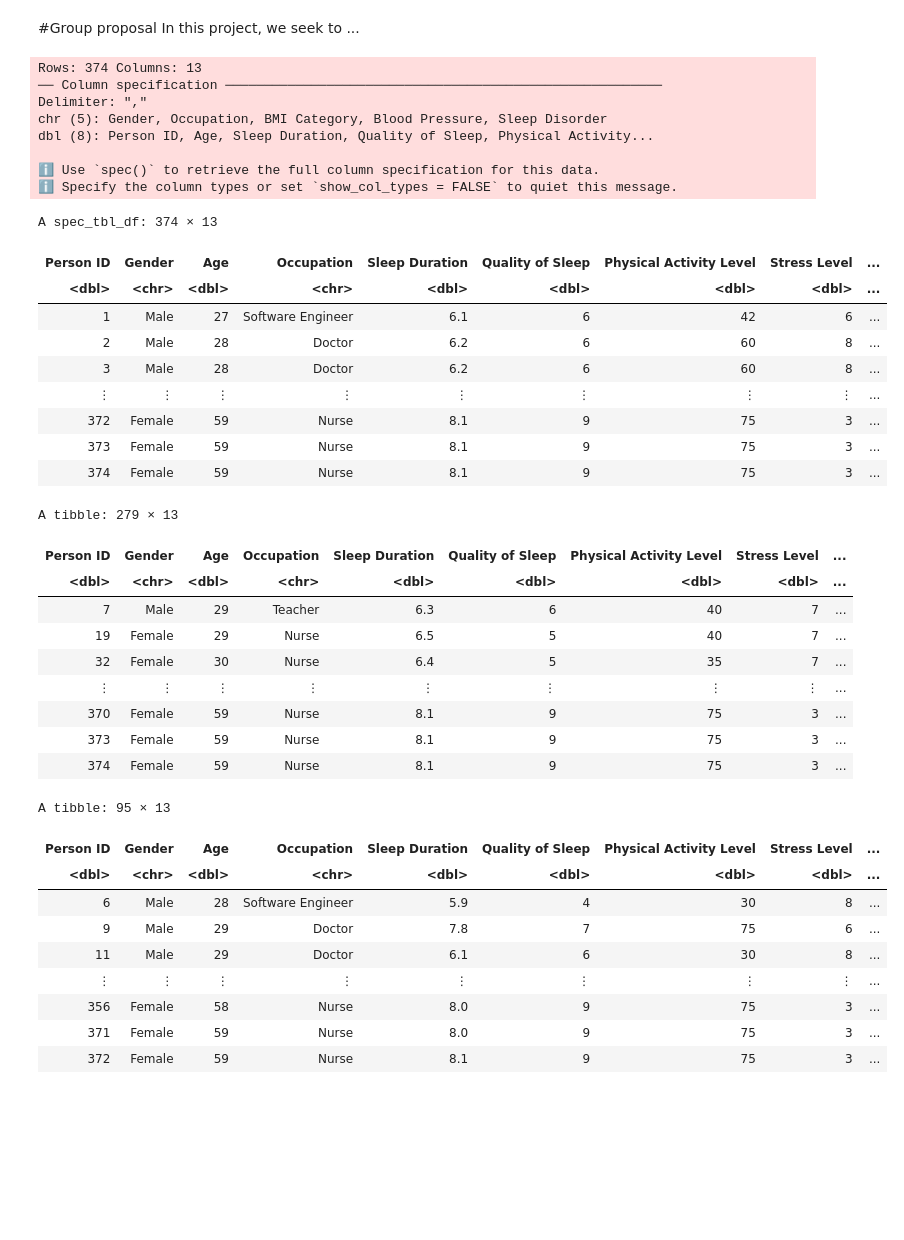
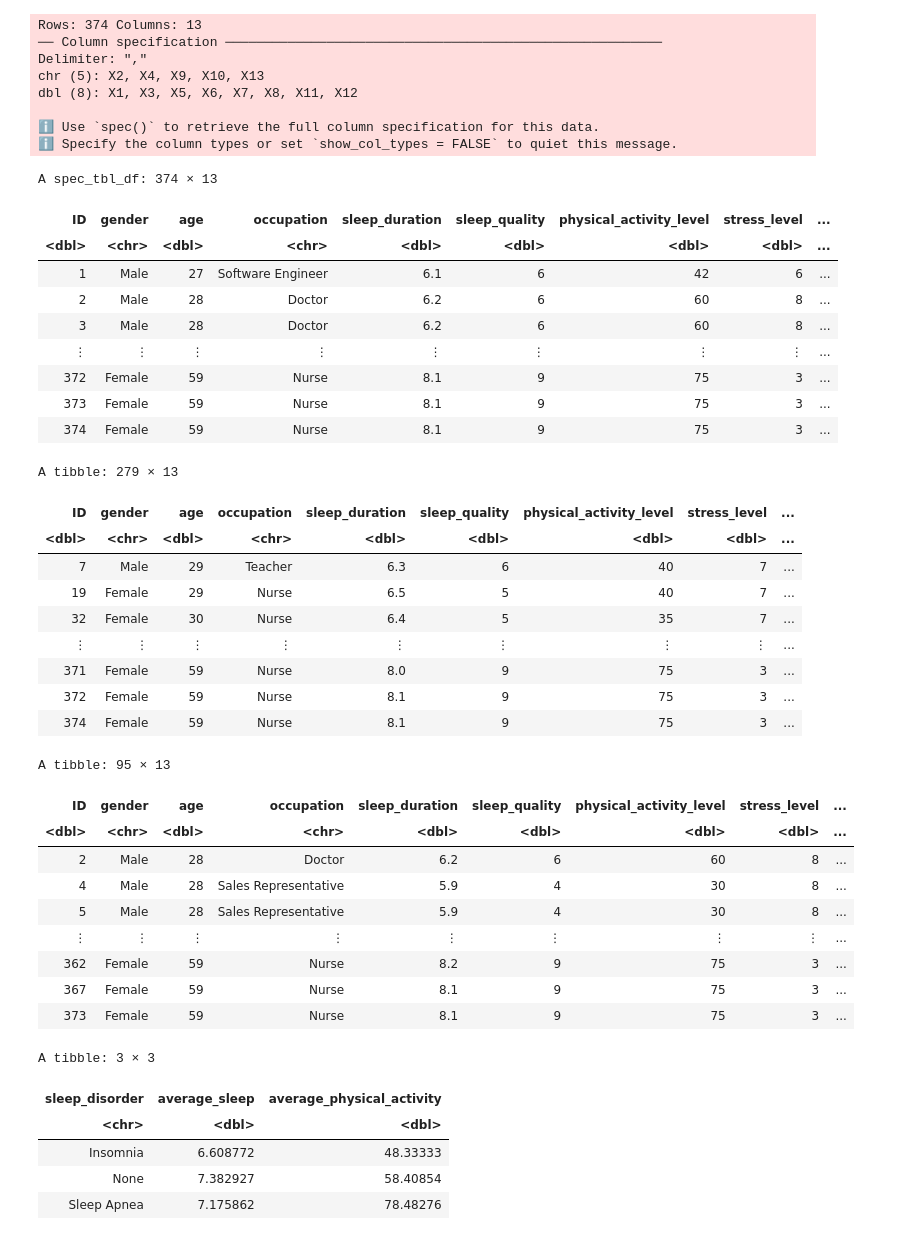
Before and after one commit to alecneme/group_project_14, a Jupyter notebook: Group_proposal.ipynb, the cells around one changed output. Cells and saved outputs as stored; diff of their text form; code cells hidden in the pictures; blank space fills up the shorter version.

Commit message:
Finished exploratory data analysis

```diff
--- a/Group_proposal.ipynb
+++ b/Group_proposal.ipynb
@@ -1,3 +0,0 @@
-# %% [markdown]
-#Group proposal
-In this project, we seek to ...
@@ -8,19 +3,32 @@ library(tidyverse)
 library(repr)
 library(tidymodels)
 options(repr.matrix.max.rows = 6)
-sleep_quality <- read_csv("data/sleep_quality.csv")
+sleep_quality <- read_csv("data/sleep_quality.csv", skip = 1, col_names = FALSE)|>
+    rename(ID = X1) |>
+    rename(gender = X2) |>
+    rename(age = X3) |>
+    rename(occupation = X4) |>
+    rename(sleep_duration = X5) |>
+    rename(sleep_quality = X6) |>
+    rename(physical_activity_level = X7) |>
+    rename(stress_level = X8) |>
+    rename(bmi_category = X9) |>
+    rename(blood_pressure = X10) |>
+    rename(heart_rate = X11) |>
+    rename(daily_steps = X12) |>
+    rename(sleep_disorder = X13)
 sleep_quality
 # %% [output]
 Rows: 374 Columns: 13
 ── Column specification ────────────────────────────────────────────────────────
 Delimiter: ","
-chr (5): Gender, Occupation, BMI Category, Blood Pressure, Sleep Disorder
-dbl (8): Person ID, Age, Sleep Duration, Quality of Sleep, Physical Activity...
+chr (5): X2, X4, X9, X10, X13
+dbl (8): X1, X3, X5, X6, X7, X8, X11, X12
 
 ℹ Use `spec()` to retrieve the full column specification for this data.
 ℹ Specify the column types or set `show_col_types = FALSE` to quiet this message.
 A spec_tbl_df: 374 × 13
-| Person ID | Gender | Age | Occupation | Sleep Duration | Quality of Sleep | Physical Activity Level | Stress Level | ... |
+| ID | gender | age | occupation | sleep_duration | sleep_quality | physical_activity_level | stress_level | ... |
 | <dbl> | <chr> | <dbl> | <chr> | <dbl> | <dbl> | <dbl> | <dbl> | ... |
 | 1 | Male | 27 | Software Engineer | 6.1 | 6 | 42 | 6 | ... |
 | 2 | Male | 28 | Doctor | 6.2 | 6 | 60 | 8 | ... |
@@ -30,30 +38,41 @@ A spec_tbl_df: 374 × 13
 | 373 | Female | 59 | Nurse | 8.1 | 9 | 75 | 3 | ... |
 | 374 | Female | 59 | Nurse | 8.1 | 9 | 75 | 3 | ... |
 # %%
-sleep_split <- initial_split(sleep_quality, prop = 0.75, strata = "Sleep Disorder")
+sleep_split <- initial_split(sleep_quality, prop = 0.75, strata = sleep_disorder)
 sleep_training <- training(sleep_split)
 sleep_testing <- testing(sleep_split)
 
 sleep_training
 sleep_testing
+
+sleep_summary <- sleep_training |>
+    group_by(sleep_disorder) |>
+    summarise(average_sleep = mean(sleep_duration), average_physical_activity = mean (physical_activity_level))
+sleep_summary
 # %% [output]
 A tibble: 279 × 13
-| Person ID | Gender | Age | Occupation | Sleep Duration | Quality of Sleep | Physical Activity Level | Stress Level | ... |
+| ID | gender | age | occupation | sleep_duration | sleep_quality | physical_activity_level | stress_level | ... |
 | <dbl> | <chr> | <dbl> | <chr> | <dbl> | <dbl> | <dbl> | <dbl> | ... |
 | 7 | Male | 29 | Teacher | 6.3 | 6 | 40 | 7 | ... |
 | 19 | Female | 29 | Nurse | 6.5 | 5 | 40 | 7 | ... |
 | 32 | Female | 30 | Nurse | 6.4 | 5 | 35 | 7 | ... |
 | ⋮ | ⋮ | ⋮ | ⋮ | ⋮ | ⋮ | ⋮ | ⋮ | ... |
-| 370 | Female | 59 | Nurse | 8.1 | 9 | 75 | 3 | ... |
-| 373 | Female | 59 | Nurse | 8.1 | 9 | 75 | 3 | ... |
+| 371 | Female | 59 | Nurse | 8.0 | 9 | 75 | 3 | ... |
+| 372 | Female | 59 | Nurse | 8.1 | 9 | 75 | 3 | ... |
 | 374 | Female | 59 | Nurse | 8.1 | 9 | 75 | 3 | ... |
 A tibble: 95 × 13
-| Person ID | Gender | Age | Occupation | Sleep Duration | Quality of Sleep | Physical Activity Level | Stress Level | ... |
+| ID | gender | age | occupation | sleep_duration | sleep_quality | physical_activity_level | stress_level | ... |
 | <dbl> | <chr> | <dbl> | <chr> | <dbl> | <dbl> | <dbl> | <dbl> | ... |
-| 6 | Male | 28 | Software Engineer | 5.9 | 4 | 30 | 8 | ... |
-| 9 | Male | 29 | Doctor | 7.8 | 7 | 75 | 6 | ... |
-| 11 | Male | 29 | Doctor | 6.1 | 6 | 30 | 8 | ... |
+| 2 | Male | 28 | Doctor | 6.2 | 6 | 60 | 8 | ... |
+| 4 | Male | 28 | Sales Representative | 5.9 | 4 | 30 | 8 | ... |
+| 5 | Male | 28 | Sales Representative | 5.9 | 4 | 30 | 8 | ... |
 | ⋮ | ⋮ | ⋮ | ⋮ | ⋮ | ⋮ | ⋮ | ⋮ | ... |
-| 356 | Female | 58 | Nurse | 8.0 | 9 | 75 | 3 | ... |
-| 371 | Female | 59 | Nurse | 8.0 | 9 | 75 | 3 | ... |
-| 372 | Female | 59 | Nurse | 8.1 | 9 | 75 | 3 | ... |
+| 362 | Female | 59 | Nurse | 8.2 | 9 | 75 | 3 | ... |
+| 367 | Female | 59 | Nurse | 8.1 | 9 | 75 | 3 | ... |
+| 373 | Female | 59 | Nurse | 8.1 | 9 | 75 | 3 | ... |
+A tibble: 3 × 3
+| sleep_disorder | average_sleep | average_physical_activity |
+| <chr> | <dbl> | <dbl> |
+| Insomnia | 6.608772 | 48.33333 |
+| None | 7.382927 | 58.40854 |
+| Sleep Apnea | 7.175862 | 78.48276 |
```
Also changed, not shown: parts of 2 cells of this notebook.
